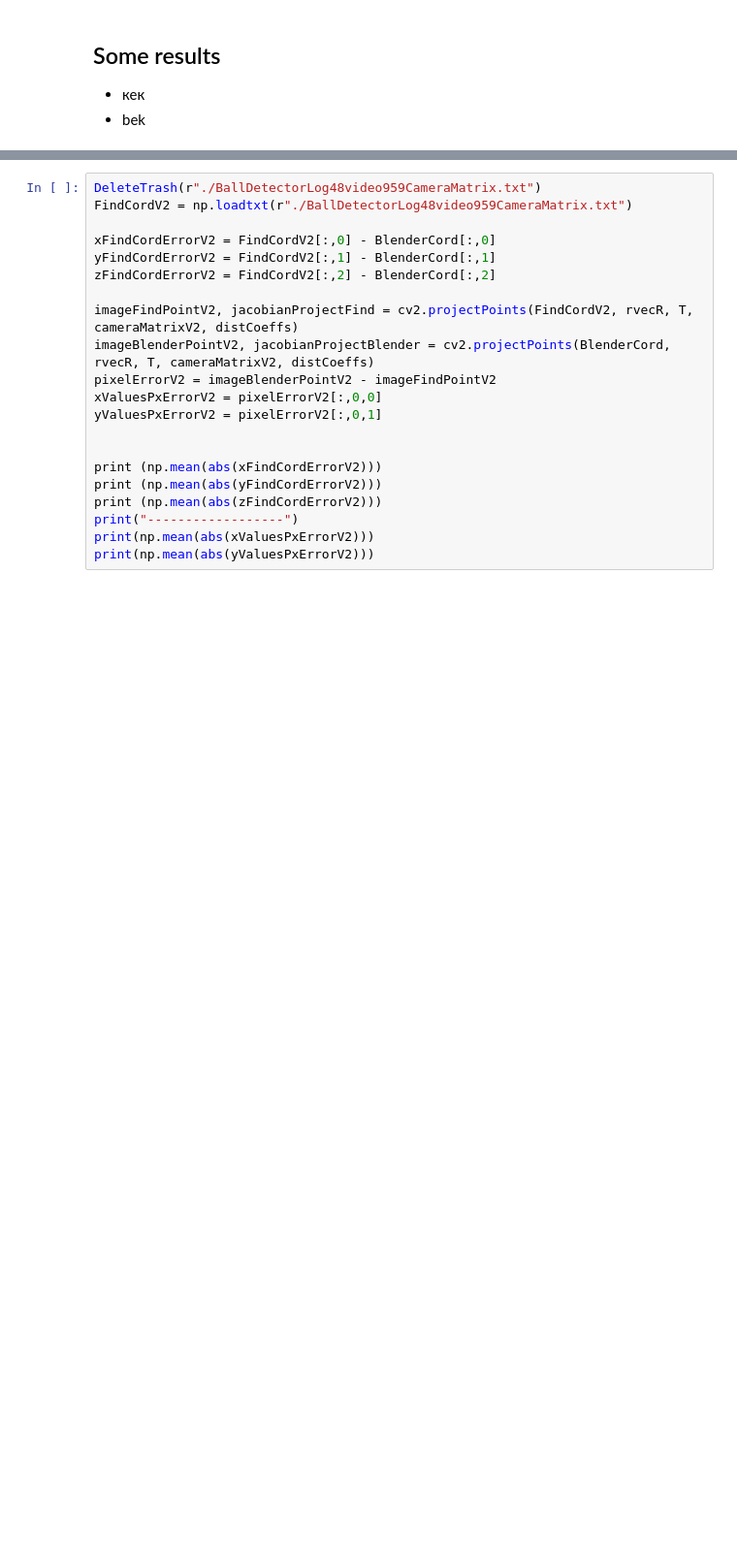
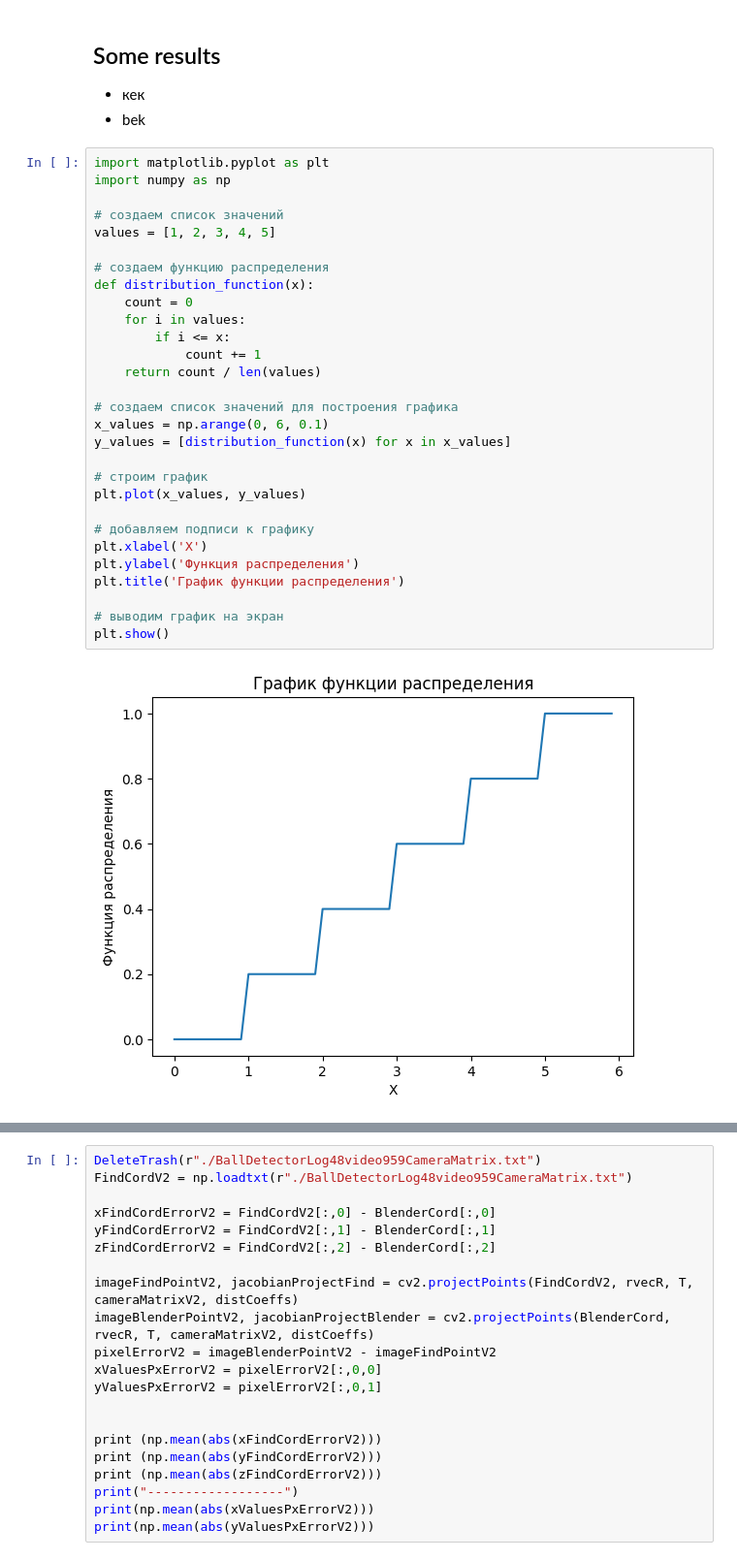
Before and after one commit to Cyber1derer/BallDetector, a Jupyter notebook: analysis/ProjectPointEstimation.ipynb, the cells around one changed output, grey strips where cells are left out. Shown at 97% size. Cells and saved outputs as stored; diff of their text form; blank space fills up the shorter version.

```diff
--- a/analysis/ProjectPointEstimation.ipynb
+++ b/analysis/ProjectPointEstimation.ipynb
@@ -93,4 +126,35 @@ def ErrorEstimation(FindCord, BlenderCord, rvecR, T, cameraMatrix, distCoeffs, d
 
 - кек
 - bek
+# %%
+import matplotlib.pyplot as plt
+import numpy as np
+
+# создаем список значений
+values = [1, 2, 3, 4, 5]
+
+# создаем функцию распределения
+def distribution_function(x):
+    count = 0
+    for i in values:
+        if i <= x:
+            count += 1
+    return count / len(values)
+
+# создаем список значений для построения графика
+x_values = np.arange(0, 6, 0.1)
+y_values = [distribution_function(x) for x in x_values]
+
+# строим график
+plt.plot(x_values, y_values)
+
+# добавляем подписи к графику
+plt.xlabel('X')
+plt.ylabel('Функция распределения')
+plt.title('График функции распределения')
+
+# выводим график на экран
+plt.show()
+# %% [output]
+[figure, added]
 # %%
```
Also changed, not shown: parts of 7 cells of this notebook, 3 other files.
